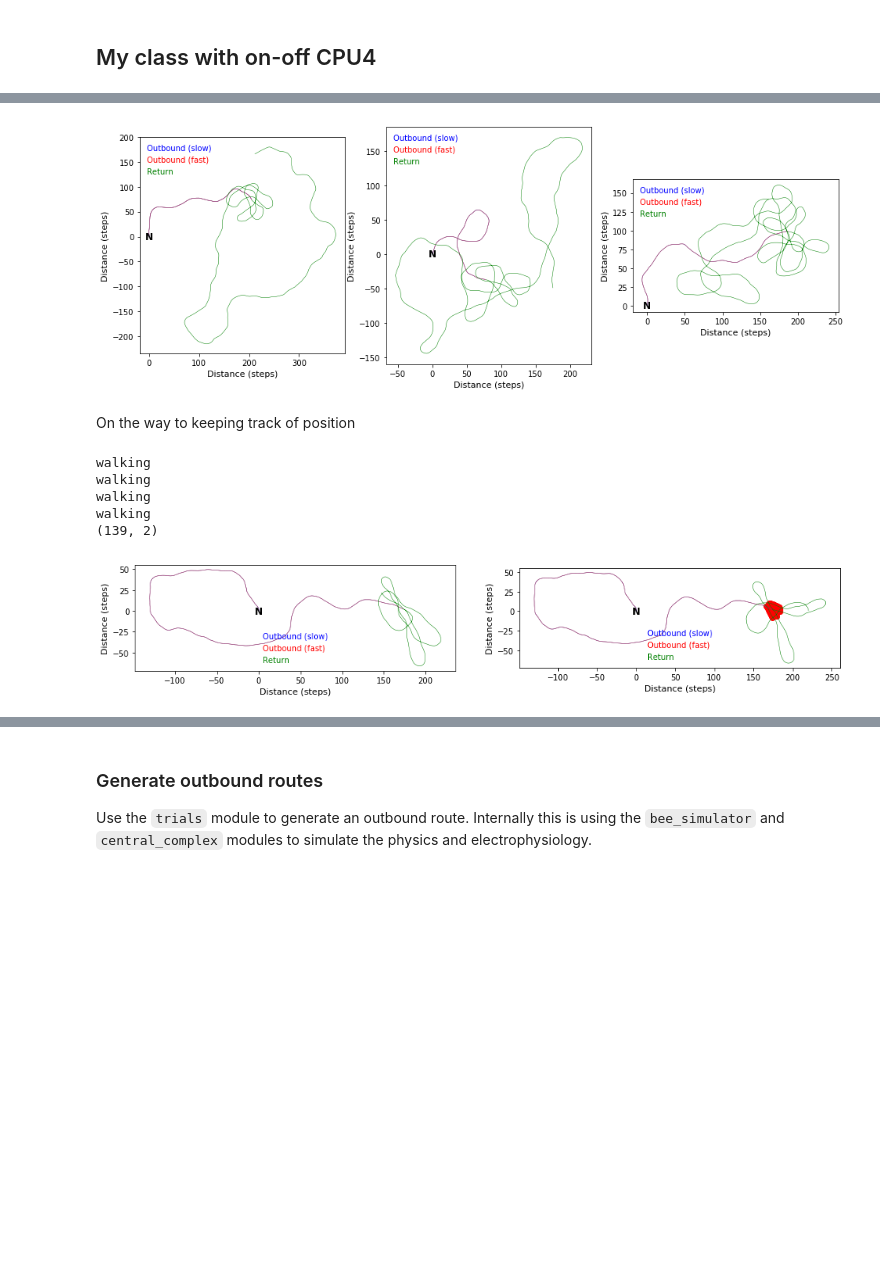
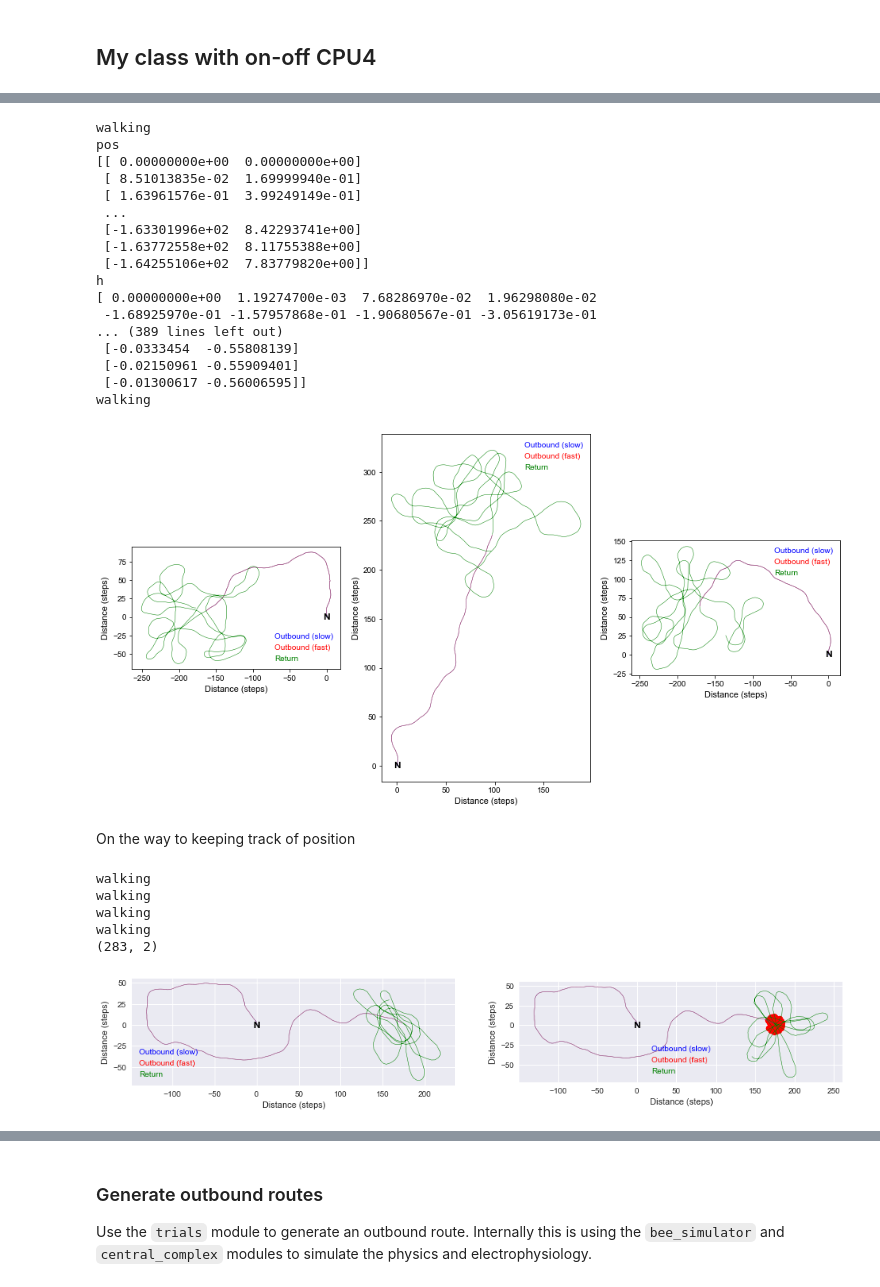
Before and after one commit to kukasyachka/path-integration, a Jupyter notebook: playground.ipynb, the cells around one changed output, grey strips where cells are left out. Drawn from its saved outputs; the diff is of its cells as text; code cells hidden in the pictures; blank space fills up the shorter version.

Commit message:
updated environment.yml to be minimalistic, small fix, style seaborn

```diff
--- a/playground.ipynb
+++ b/playground.ipynb
@@ -13,6 +13,9 @@ import cx_rate
 import trials
 import analysis
 import plotter
+# %%
+# plt.style.use('dark_background')
+plt.style.use('seaborn')
 # %%
 # np.random.seed(42)
 # %%
@@ -332,31 +356,48 @@ TypeError: 'NoneType' object has no attribute '__getitem__'
 # %%
 T_outbound = 500
 T_inbound = 3000
 seed = 1
 noise = 0.1
 w_noise = 0.01
 mem_loss_k=0.3
 n_iterations = 3
 f, axs = plt.subplots(1, 3, figsize=(16, 12))#, sharex=True, sharey=True)
 axss  = axs.ravel()
 
 for i in range(n_iterations):
     cur_ax = axss[i]
 #     f, cur_ax = plt.subplots()
     cx = cx_rate.CXRatePontinSwitch(noise=noise,  weight_noise=w_noise, mem_loss_k=mem_loss_k)#, random_seed=seed)
-    h, v, log, cpu4_snapshot = trials.run_trial_switch(T_outbound=T_outbound, T_inbound=T_inbound,
+    results = trials.run_trial_switch(T_outbound=T_outbound, T_inbound=T_inbound,
                                                        noise=noise, weight_noise=w_noise, cx=cx,
-                                                      mode='FlyFood')
-
-    plotter.plot_route(h, v, T_outbound=T_outbound, T_inbound=T_inbound,
+                                                      mode='FlyFood', walk_func=trials.walking)
+#     h, v, log, cpu4_snapshot
+    plotter.plot_route(results['h'], results['v'], T_outbound=T_outbound, T_inbound=T_inbound,
                        plot_speed=True, plot_heading=False, quiver_color='black', figsize=(8,8), ax=cur_ax)
 # %% [output]
+walking
+pos
+[[ 0.00000000e+00  0.00000000e+00]
+ [ 8.51013835e-02  1.69999940e-01]
+ [ 1.63961576e-01  3.99249149e-01]
+ ...
+ [-1.63301996e+02  8.42293741e+00]
+ [-1.63772558e+02  8.11755388e+00]
+ [-1.64255106e+02  7.83779820e+00]]
+h
+[ 0.00000000e+00  1.19274700e-03  7.68286970e-02  1.96298080e-02
+ -1.68925970e-01 -1.57957868e-01 -1.90680567e-01 -3.05619173e-01
+... (389 lines left out)
+ [-0.0333454  -0.55808139]
+ [-0.02150961 -0.55909401]
+ [-0.01300617 -0.56006595]]
+walking
-[figure, old version]
+[figure, new version]
 # %% [markdown]
 On the way to keeping track of position
 # %%
 T_outbound = 1000
-T_inbound = 1000
+T_inbound = 2000
 seed = 1
 noise = 0.1
 w_noise = 0.0
@@ -395,5 +436,5 @@ walking
 walking
 walking
 walking
-(139, 2)
+(283, 2)
-[figure, old version]
+[figure, new version]
```
Also changed, not shown: parts of 23 cells of this notebook, 3 other files.
